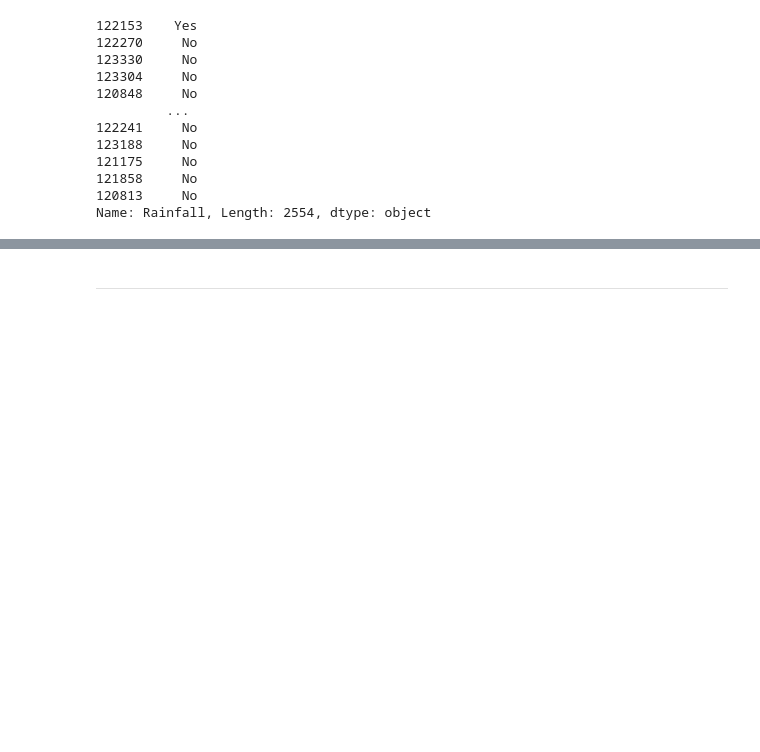
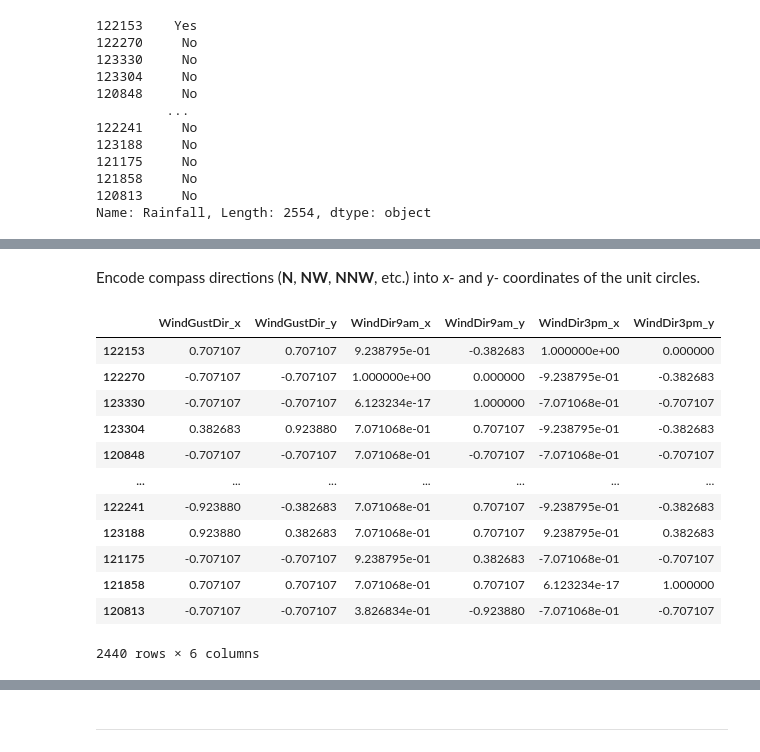
Before and after one commit to poolGolez/project-roosevelt, a Jupyter notebook: will-it-rain-in-perth.ipynb, the cells around one changed output, grey strips where cells are left out. Cells and saved outputs as stored; diff of their text form; code cells hidden in the pictures; blank space fills up the shorter version.

```diff
--- a/will-it-rain-in-perth.ipynb
+++ b/will-it-rain-in-perth.ipynb
@@ -1709,3 +1744,27 @@ encode_yes_no(X_train, 'RainToday')[['RainToday', 'RainToday_']].head(8)
+# %% [markdown]
+Encode compass directions (**N**, **NW**, **NNW**, etc.) into *x-* and *y-* coordinates of the unit circles.
+# %%
+no_missing = X_train[~X_train['WindGustDir'].isna() & ~X_train['WindDir9am'].isna() & ~X_train['WindDir3pm'].isna()]
+encoded = encode_direction(no_missing, ['WindGustDir', 'WindDir9am', 'WindDir3pm'])
+encoded[[
+    'WindGustDir_x', 'WindGustDir_y',
+    'WindDir9am_x', 'WindDir9am_y',
+    'WindDir3pm_x', 'WindDir3pm_y'
+]]
+# %% [output]
+|  | WindGustDir_x | WindGustDir_y | WindDir9am_x | WindDir9am_y | WindDir3pm_x | WindDir3pm_y |
+| 122153 | 0.707107 | 0.707107 | 9.238795e-01 | -0.382683 | 1.000000e+00 | 0.000000 |
+| 122270 | -0.707107 | -0.707107 | 1.000000e+00 | 0.000000 | -9.238795e-01 | -0.382683 |
+| 123330 | -0.707107 | -0.707107 | 6.123234e-17 | 1.000000 | -7.071068e-01 | -0.707107 |
+| 123304 | 0.382683 | 0.923880 | 7.071068e-01 | 0.707107 | -9.238795e-01 | -0.382683 |
+| 120848 | -0.707107 | -0.707107 | 7.071068e-01 | -0.707107 | -7.071068e-01 | -0.707107 |
+| ... | ... | ... | ... | ... | ... | ... |
+| 122241 | -0.923880 | -0.382683 | 7.071068e-01 | 0.707107 | -9.238795e-01 | -0.382683 |
+| 123188 | 0.923880 | 0.382683 | 7.071068e-01 | 0.707107 | 9.238795e-01 | 0.382683 |
+| 121175 | -0.707107 | -0.707107 | 9.238795e-01 | 0.382683 | -7.071068e-01 | -0.707107 |
+| 121858 | 0.707107 | 0.707107 | 7.071068e-01 | 0.707107 | 6.123234e-17 | 1.000000 |
+| 120813 | -0.707107 | -0.707107 | 3.826834e-01 | -0.923880 | -7.071068e-01 | -0.707107 |
+2440 rows × 6 columns
 # %%
 def transform_features(X):
     result = X.copy()
```
Also changed, not shown: parts of 9 cells of this notebook.
